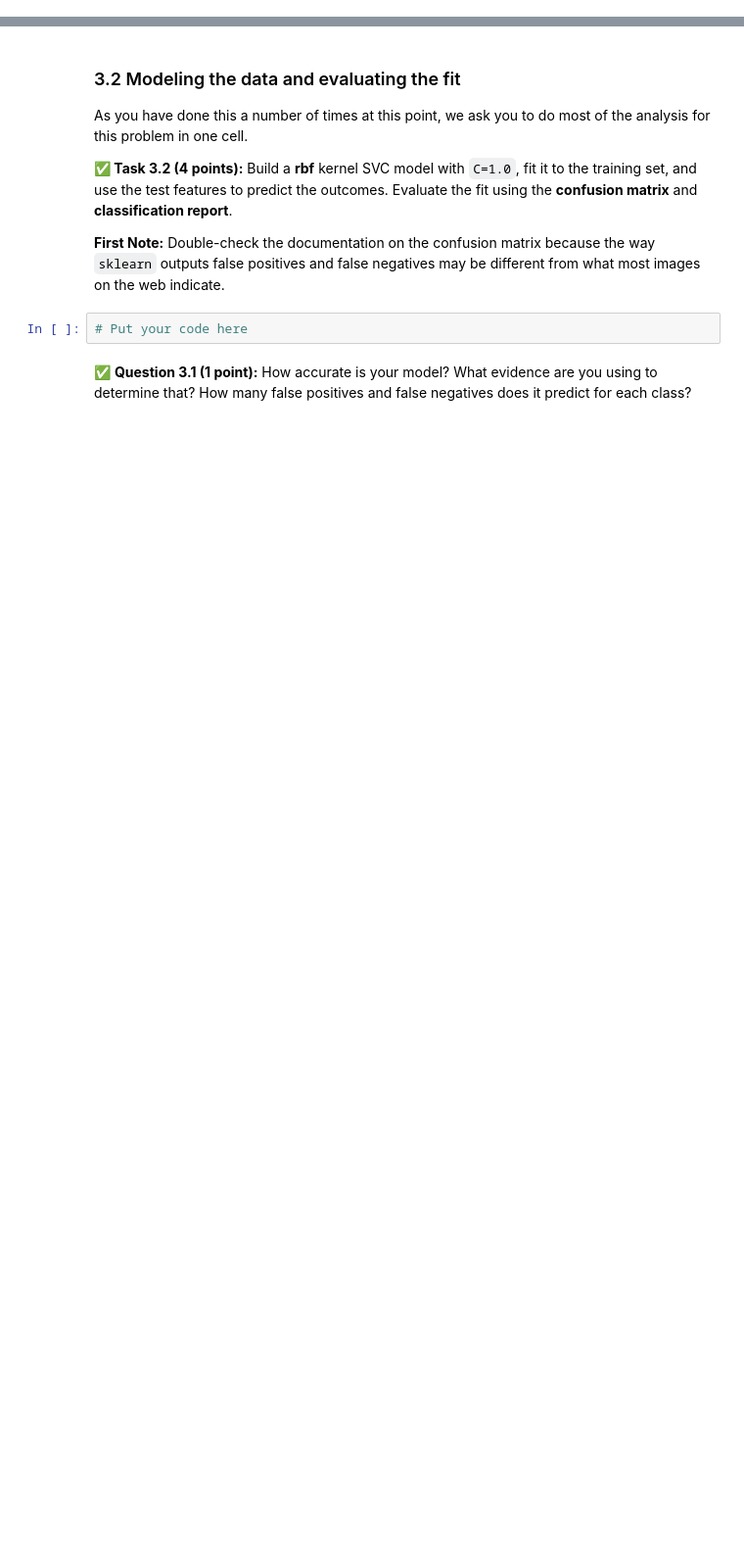
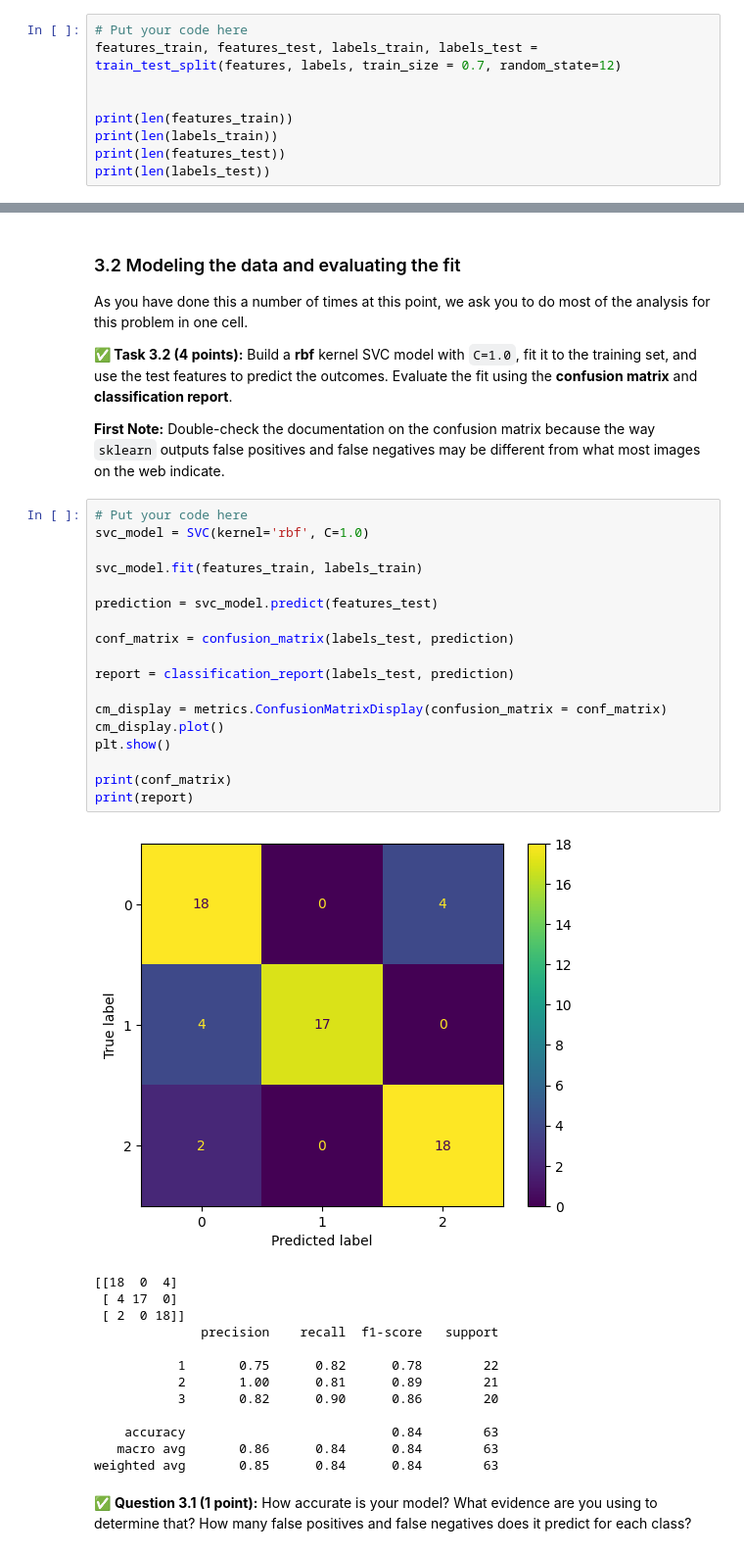
Before and after one commit to dixonde3/CMSE-202, a Jupyter notebook: hw-04/HW-04_PerceptronSVMandPCA-STUDENT.ipynb, the cells around one changed output, grey strips where cells are left out. Shown at 98% size. Saved outputs shown, nothing was run; the diff lists cells and outputs as text; blank space fills up the shorter version.

```diff
--- a/hw-04/HW-04_PerceptronSVMandPCA-STUDENT.ipynb
+++ b/hw-04/HW-04_PerceptronSVMandPCA-STUDENT.ipynb
@@ -191,0 +195,9 @@ But first, we need to split our data into training and testing data!
+# %%
+# Put your code here
+features_train, features_test, labels_train, labels_test = train_test_split(features, labels, train_size = 0.7, random_state=12)
+
+
+print(len(features_train))
+print(len(labels_train))
+print(len(features_test))
+print(len(labels_test))
@@ -197,7 +214,37 @@ As you have done this a number of times at this point, we ask you to do most of
 **&#9989; Task 3.2 (4 points):** Build a **rbf** kernel SVC model with `C=1.0`, fit it to the training set, and use the test features to predict the outcomes. Evaluate the fit using the **confusion matrix** and **classification report**.
 
 **First Note:** Double-check the documentation on the confusion matrix because the way `sklearn` outputs false positives and false negatives may be different from what most images on the web indicate.
-# %%
-# Put your code here
+# %%
+# Put your code here
+svc_model = SVC(kernel='rbf', C=1.0)
+
+svc_model.fit(features_train, labels_train)
+
+prediction = svc_model.predict(features_test)
+
+conf_matrix = confusion_matrix(labels_test, prediction)
+
+report = classification_report(labels_test, prediction)
+
+cm_display = metrics.ConfusionMatrixDisplay(confusion_matrix = conf_matrix)
+cm_display.plot()
+plt.show()
+
+print(conf_matrix)
+print(report)
+# %% [output]
+[figure, added]
+[[18  0  4]
+ [ 4 17  0]
+ [ 2  0 18]]
+              precision    recall  f1-score   support
+
+           1       0.75      0.82      0.78        22
+           2       1.00      0.81      0.89        21
+           3       0.82      0.90      0.86        20
+
+    accuracy                           0.84        63
+   macro avg       0.86      0.84      0.84        63
+weighted avg       0.85      0.84      0.84        63
 # %% [markdown]
 &#9989; **Question 3.1 (1 point):** How accurate is your model? What evidence are you using to determine that? How many false positives and false negatives does it predict for each class?
```
Also changed, not shown: parts of 5 cells of this notebook.
